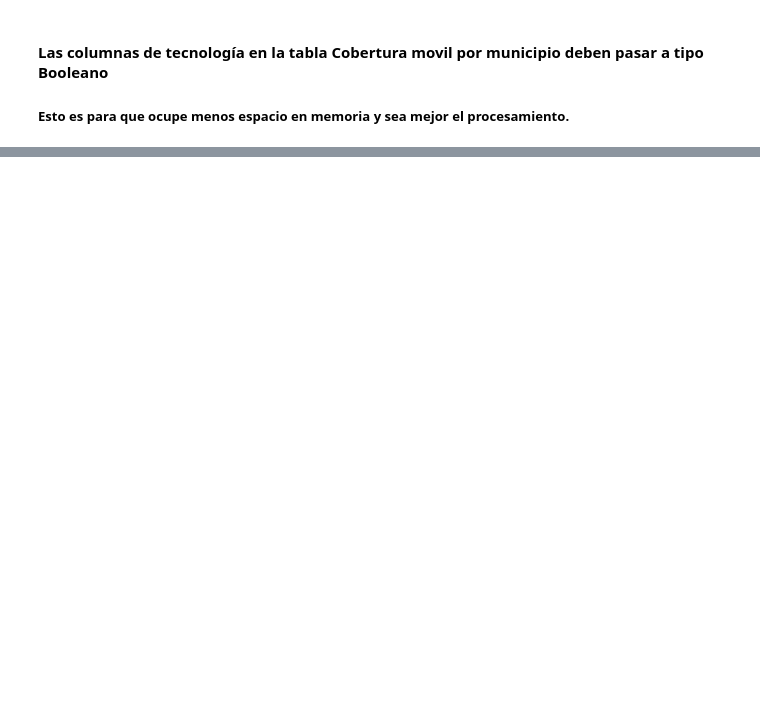
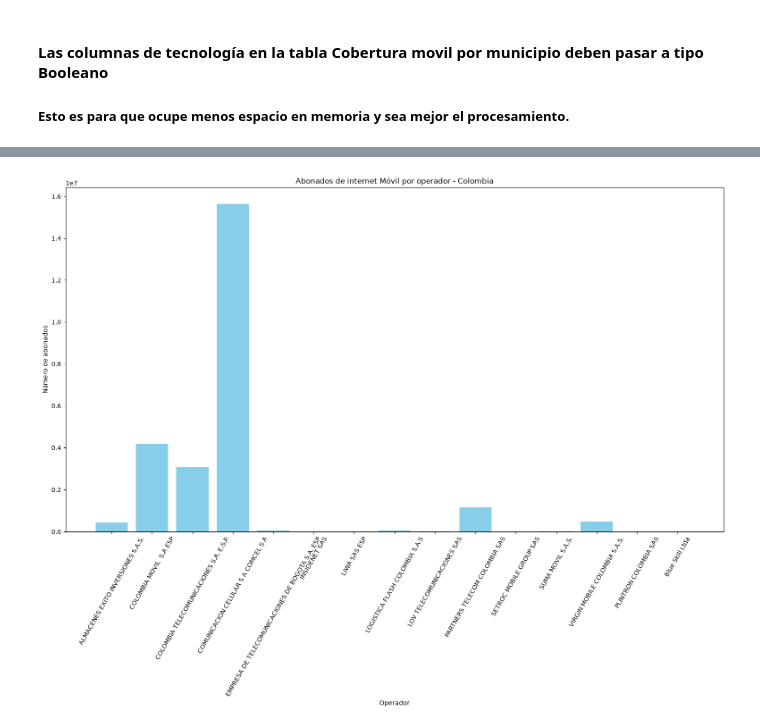
Before and after one commit to perezg1611/analisis_tic, a Jupyter notebook: notebooks/02_exploracion_y_analisis.ipynb, the cells around one changed output, grey strips where cells are left out. Cells and saved outputs as stored; diff of their text form; code cells hidden in the pictures; blank space fills up the shorter version.

Commit message:
feat: Creación de subplots para identificar el operador con mayor cantidad de abonados, usando plt y la base de datos

```diff
--- a/notebooks/02_exploracion_y_analisis.ipynb
+++ b/notebooks/02_exploracion_y_analisis.ipynb
@@ -58,0 +65,12 @@ print(df_cobertura_movil_por_municipio.head())
+# %%
+plt.figure(figsize=(19,10))
+plt.bar(df_abonados_moviles["PROVEEDOR"],
+        df_abonados_moviles["No. ABONADOS"],
+        color='skyblue', label='Número de abonados')
+plt.title('Abonados de internet Móvil por operador - Colombia')
+plt.xlabel('Operador')
+plt.ylabel('Número de abonados')
+plt.xticks(rotation=60)
+df_abonadosplt.show()
+# %% [output]
+[figure, added]
```
Also changed, not shown: parts of 12 cells of this notebook.
